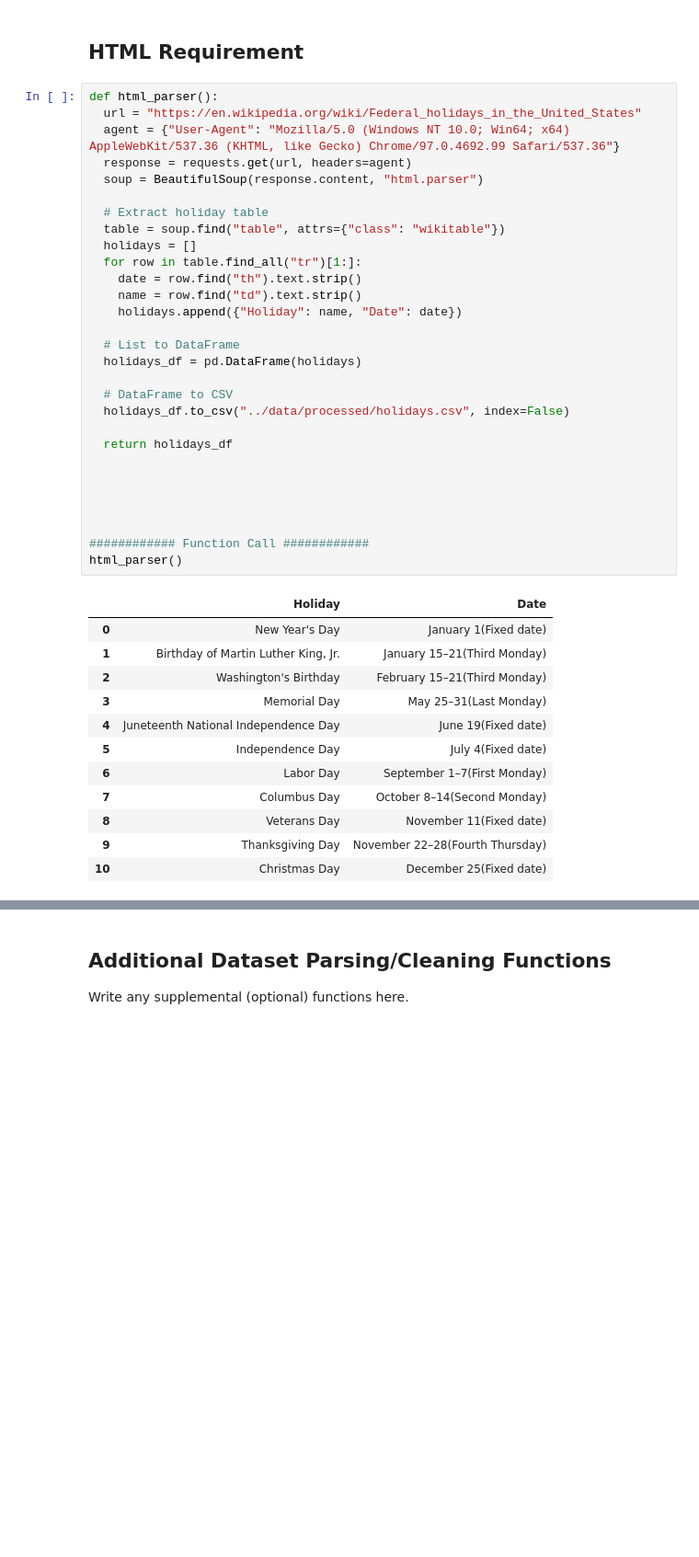
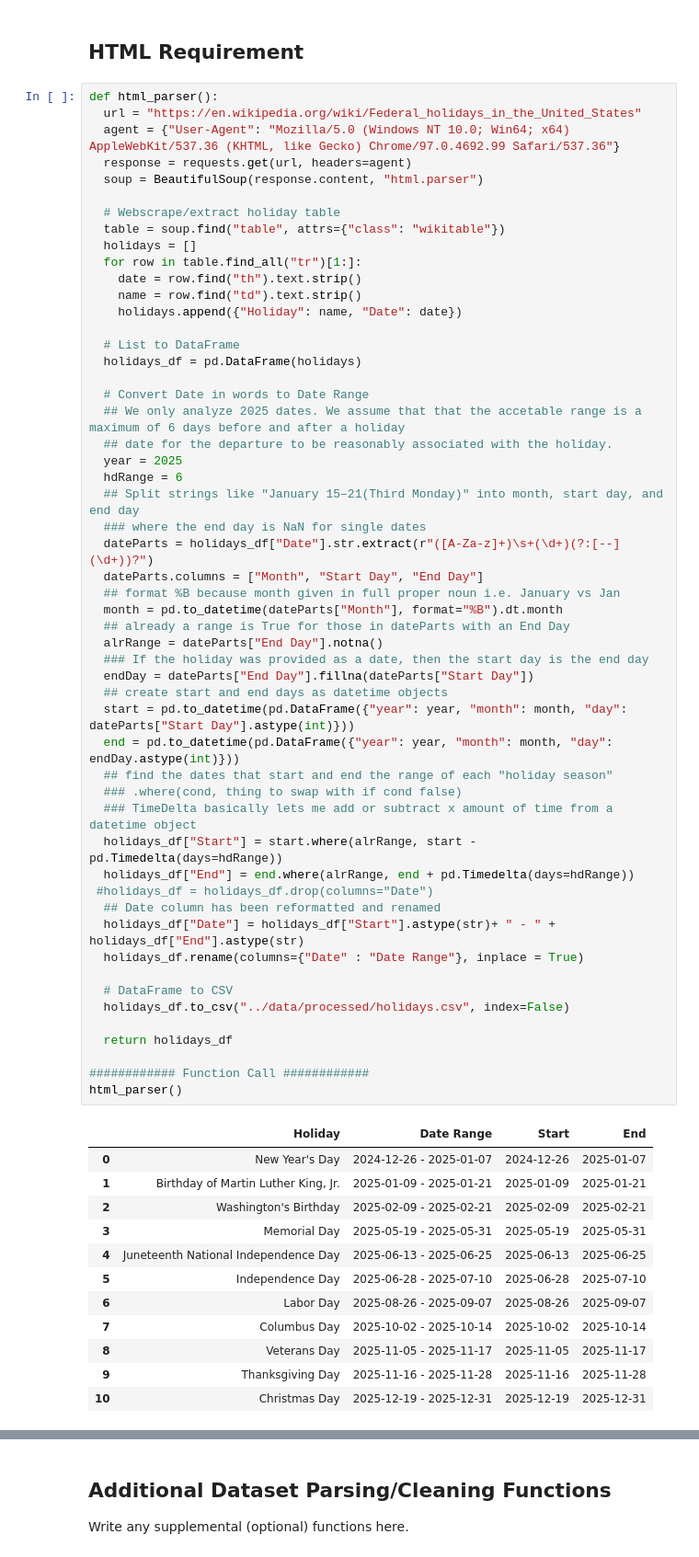
Before and after one commit to stabweee/FlightDelay, a Jupyter notebook: submissions/Final Project Phase II.ipynb, the cells around one changed output, grey strips where cells are left out. Shown at 92% size. Cells and saved outputs as stored; diff of their text form; blank space fills up the shorter version.

Commit message:
Added inconsistency descriptions, date ranges for holiday season, Is Holiday column for flight data; converted share from string to 4 decimal float; commented more lines for easy-to-follow logic

```diff
--- a/submissions/Final Project Phase II.ipynb
+++ b/submissions/Final Project Phase II.ipynb
@@ -140,42 +147,66 @@ json_api_parser()
 # %%
 def html_parser():
   url = "https://en.wikipedia.org/wiki/Federal_holidays_in_the_United_States"
   agent = {"User-Agent": "Mozilla/5.0 (Windows NT 10.0; Win64; x64) AppleWebKit/537.36 (KHTML, like Gecko) Chrome/97.0.4692.99 Safari/537.36"}
   response = requests.get(url, headers=agent)
   soup = BeautifulSoup(response.content, "html.parser")
 
-  # Extract holiday table
+  # Webscrape/extract holiday table
   table = soup.find("table", attrs={"class": "wikitable"})
   holidays = []
   for row in table.find_all("tr")[1:]:
     date = row.find("th").text.strip()
     name = row.find("td").text.strip()
     holidays.append({"Holiday": name, "Date": date})
 
   # List to DataFrame
   holidays_df = pd.DataFrame(holidays)
 
+  # Convert Date in words to Date Range
+  ## We only analyze 2025 dates. We assume that that the accetable range is a maximum of 6 days before and after a holiday
+  ## date for the departure to be reasonably associated with the holiday.
+  year = 2025
+  hdRange = 6
+  ## Split strings like "January 15–21(Third Monday)" into month, start day, and end day
+  ### where the end day is NaN for single dates
+  dateParts = holidays_df["Date"].str.extract(r"([A-Za-z]+)\s+(\d+)(?:[--](\d+))?")
+  dateParts.columns = ["Month", "Start Day", "End Day"]
+  ## format %B because month given in full proper noun i.e. January vs Jan
+  month = pd.to_datetime(dateParts["Month"], format="%B").dt.month
+  ## already a range is True for those in dateParts with an End Day
+  alrRange = dateParts["End Day"].notna()
+  ### If the holiday was provided as a date, then the start day is the end day
+  endDay = dateParts["End Day"].fillna(dateParts["Start Day"])
+  ## create start and end days as datetime objects
+  start = pd.to_datetime(pd.DataFrame({"year": year, "month": month, "day": dateParts["Start Day"].astype(int)}))
+  end = pd.to_datetime(pd.DataFrame({"year": year, "month": month, "day": endDay.astype(int)}))
+  ## find the dates that start and end the range of each "holiday season"
+  ### .where(cond, thing to swap with if cond false)
+  ### TimeDelta basically lets me add or subtract x amount of time from a datetime object
+  holidays_df["Start"] = start.where(alrRange, start - pd.Timedelta(days=hdRange))
+  holidays_df["End"] = end.where(alrRange, end + pd.Timedelta(days=hdRange))
+ #holidays_df = holidays_df.drop(columns="Date")
+  ## Date column has been reformatted and renamed
+  holidays_df["Date"] = holidays_df["Start"].astype(str)+ " - " + holidays_df["End"].astype(str)
+  holidays_df.rename(columns={"Date" : "Date Range"}, inplace = True)
+
   # DataFrame to CSV
   holidays_df.to_csv("../data/processed/holidays.csv", index=False)
 
   return holidays_df
 
-
-
-
-
 ############ Function Call ############
 html_parser()
 # %% [output]
-|  | Holiday | Date |
-| 0 | New Year's Day | January 1(Fixed date) |
-| 1 | Birthday of Martin Luther King, Jr. | January 15–21(Third Monday) |
-| 2 | Washington's Birthday | February 15–21(Third Monday) |
-| 3 | Memorial Day | May 25–31(Last Monday) |
-| 4 | Juneteenth National Independence Day | June 19(Fixed date) |
-| 5 | Independence Day | July 4(Fixed date) |
-| 6 | Labor Day | September 1–7(First Monday) |
-| 7 | Columbus Day | October 8–14(Second Monday) |
-| 8 | Veterans Day | November 11(Fixed date) |
-| 9 | Thanksgiving Day | November 22–28(Fourth Thursday) |
-| 10 | Christmas Day | December 25(Fixed date) |
+|  | Holiday | Date Range | Start | End |
+| 0 | New Year's Day | 2024-12-26 - 2025-01-07 | 2024-12-26 | 2025-01-07 |
+| 1 | Birthday of Martin Luther King, Jr. | 2025-01-09 - 2025-01-21 | 2025-01-09 | 2025-01-21 |
+| 2 | Washington's Birthday | 2025-02-09 - 2025-02-21 | 2025-02-09 | 2025-02-21 |
+| 3 | Memorial Day | 2025-05-19 - 2025-05-31 | 2025-05-19 | 2025-05-31 |
+| 4 | Juneteenth National Independence Day | 2025-06-13 - 2025-06-25 | 2025-06-13 | 2025-06-25 |
+| 5 | Independence Day | 2025-06-28 - 2025-07-10 | 2025-06-28 | 2025-07-10 |
+| 6 | Labor Day | 2025-08-26 - 2025-09-07 | 2025-08-26 | 2025-09-07 |
+| 7 | Columbus Day | 2025-10-02 - 2025-10-14 | 2025-10-02 | 2025-10-14 |
+| 8 | Veterans Day | 2025-11-05 - 2025-11-17 | 2025-11-05 | 2025-11-17 |
+| 9 | Thanksgiving Day | 2025-11-16 - 2025-11-28 | 2025-11-16 | 2025-11-28 |
+| 10 | Christmas Day | 2025-12-19 - 2025-12-31 | 2025-12-19 | 2025-12-31 |
```
Also changed, not shown: parts of 6 cells of this notebook, 2 other files.
